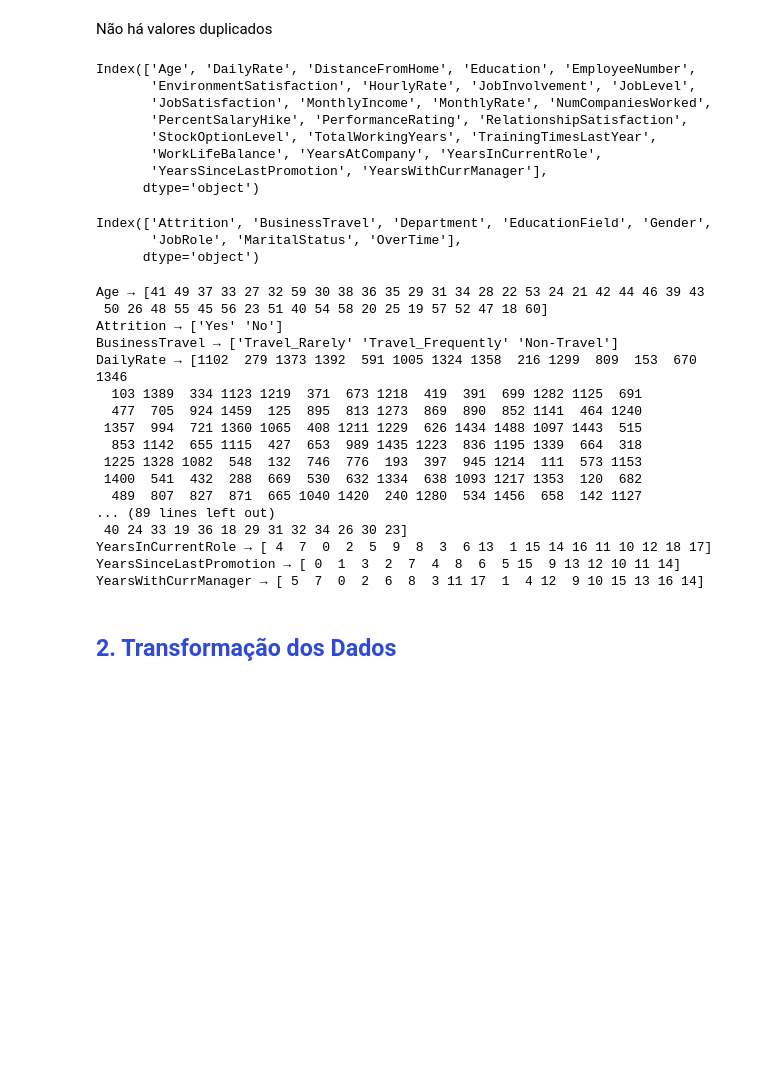
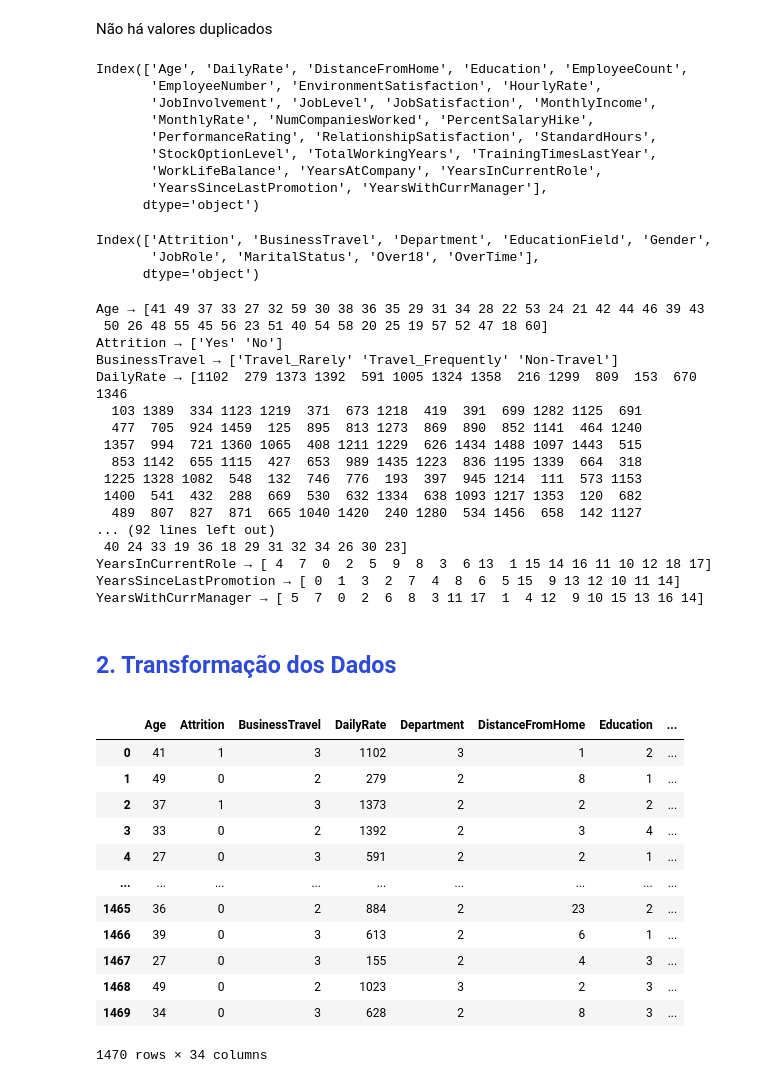
Before and after one commit to deboratcruz11/bootcamp, a Jupyter notebook: HR_Attrition.ipynb, the cells around one changed output. Drawn from its saved outputs; the diff is of its cells as text; code cells hidden in the pictures; blank space fills up the shorter version.

Commit message:
falta hot encodin. esta imcompleto

```diff
--- a/HR_Attrition.ipynb
+++ b/HR_Attrition.ipynb
@@ -153,9 +153,3 @@ df.describe(include=['O']).T
 'StandardHours' é sempre = 80 (std = 0) - remover
 
 'Over18' é sempre =1 - remover
-# %%
-# Remover as variáveis "EmployeeCount", "SatandardHours" e "Over18"
-df = df.drop(['EmployeeCount', 'StandardHours',"Over18"], axis = 1)
-
-# Validar as alterações
-df.shape
@@ -190,10 +182,11 @@ Não há valores duplicados
 numerical_cols = df.select_dtypes(include=['int64', 'float64']).columns
 numerical_cols
 # %% [output]
-Index(['Age', 'DailyRate', 'DistanceFromHome', 'Education', 'EmployeeNumber',
-       'EnvironmentSatisfaction', 'HourlyRate', 'JobInvolvement', 'JobLevel',
-       'JobSatisfaction', 'MonthlyIncome', 'MonthlyRate', 'NumCompaniesWorked',
-       'PercentSalaryHike', 'PerformanceRating', 'RelationshipSatisfaction',
+Index(['Age', 'DailyRate', 'DistanceFromHome', 'Education', 'EmployeeCount',
+       'EmployeeNumber', 'EnvironmentSatisfaction', 'HourlyRate',
+       'JobInvolvement', 'JobLevel', 'JobSatisfaction', 'MonthlyIncome',
+       'MonthlyRate', 'NumCompaniesWorked', 'PercentSalaryHike',
+       'PerformanceRating', 'RelationshipSatisfaction', 'StandardHours',
        'StockOptionLevel', 'TotalWorkingYears', 'TrainingTimesLastYear',
        'WorkLifeBalance', 'YearsAtCompany', 'YearsInCurrentRole',
        'YearsSinceLastPromotion', 'YearsWithCurrManager'],
@@ -204,7 +197,7 @@ categorical_cols = df.select_dtypes(include=['object', 'category']).columns
 categorical_cols
 # %% [output]
 Index(['Attrition', 'BusinessTravel', 'Department', 'EducationField', 'Gender',
-       'JobRole', 'MaritalStatus', 'OverTime'],
+       'JobRole', 'MaritalStatus', 'Over18', 'OverTime'],
       dtype='object')
 # %%
 # Observar valores únicos
@@ -228,7 +221,7 @@ DailyRate → [1102  279 1373 1392  591 1005 1324 1358  216 1299  809  153  670
  1225 1328 1082  548  132  746  776  193  397  945 1214  111  573 1153
  1400  541  432  288  669  530  632 1334  638 1093 1217 1353  120  682
   489  807  827  871  665 1040 1420  240 1280  534 1456  658  142 1127
-... (89 lines left out)
+... (92 lines left out)
  40 24 33 19 36 18 29 31 32 34 26 30 23]
 YearsInCurrentRole → [ 4  7  0  2  5  9  8  3  6 13  1 15 14 16 11 10 12 18 17]
 YearsSinceLastPromotion → [ 0  1  3  2  7  4  8  6  5 15  9 13 12 10 11 14]
@@ -240,3 +233,46 @@ YearsWithCurrManager → [ 5  7  0  2  6  8  3 11 17  1  4 12  9 10 15 13 16 14]
 <font color = '#2f4bd6ff'>
 
 ## **2. Transformação dos Dados** </font></a>
+# %%
+bool_map = {'Yes': 1, 'No': 0, True: 1, False: 0}
+bool_cols = ['Attrition', 'OverTime']
+for col in bool_cols:
+    if col in df.columns:
+        df[col] = df[col].map(bool_map)
+
+#Variáveis categóricas ordinais
+ordinal_maps = {
+    'BusinessTravel': {'Non-Travel': 1, 'Travel_Frequently': 2, 'Travel_Rarely': 3},
+    'Department': {'Human Resources': 1, 'Research & Development': 2, 'Sales': 3},
+    'EducationField': {'Human Resources': 1, 'Life Sciences': 2, 'Marketing': 3, 'Medical': 4, 'Other': 5, 'Technical Degree': 6},
+    'Gender': {'Female': 1, 'Male': 2},
+    'JobRole': {'Healthcare Representative': 1, 'Human Resources': 2, 'Laboratory Technician': 3, 'Manager': 4, 'Manufacturing Director': 5, 'Research Director': 6, 'Research Scientist': 7, 'Sales Executive': 8, 'Sales Representative': 9},
+    'MaritalStatus': {'Divorced': 1, 'Married': 2, 'Single': 3},
+    'OverTime': {'No': 0, 'Yes': 1},
+}
+for col, mapping in ordinal_maps.items():
+    if col in df.columns:
+        df[col] = df[col].map(mapping)
+
+# 3️⃣ Variáveis categóricas sem ordem → one-hot encoding
+categorical_cols = df.select_dtypes(include=['object']).columns.tolist()
+# remover já mapeadas
+categorical_cols = [col for col in categorical_cols if col not in ordinal_maps.keys()]
+
+df = pd.get_dummies(df, columns=categorical_cols, drop_first=True)
+# %%
+df
+# %% [output]
+|  | Age | Attrition | BusinessTravel | DailyRate | Department | DistanceFromHome | Education | ... |
+| 0 | 41 | 1 | 3 | 1102 | 3 | 1 | 2 | ... |
+| 1 | 49 | 0 | 2 | 279 | 2 | 8 | 1 | ... |
+| 2 | 37 | 1 | 3 | 1373 | 2 | 2 | 2 | ... |
+| 3 | 33 | 0 | 2 | 1392 | 2 | 3 | 4 | ... |
+| 4 | 27 | 0 | 3 | 591 | 2 | 2 | 1 | ... |
+| ... | ... | ... | ... | ... | ... | ... | ... | ... |
+| 1465 | 36 | 0 | 2 | 884 | 2 | 23 | 2 | ... |
+| 1466 | 39 | 0 | 3 | 613 | 2 | 6 | 1 | ... |
+| 1467 | 27 | 0 | 3 | 155 | 2 | 4 | 3 | ... |
+| 1468 | 49 | 0 | 2 | 1023 | 3 | 2 | 3 | ... |
+| 1469 | 34 | 0 | 3 | 628 | 2 | 8 | 3 | ... |
+1470 rows × 34 columns
```
Also changed, not shown: parts of 7 cells of this notebook.
